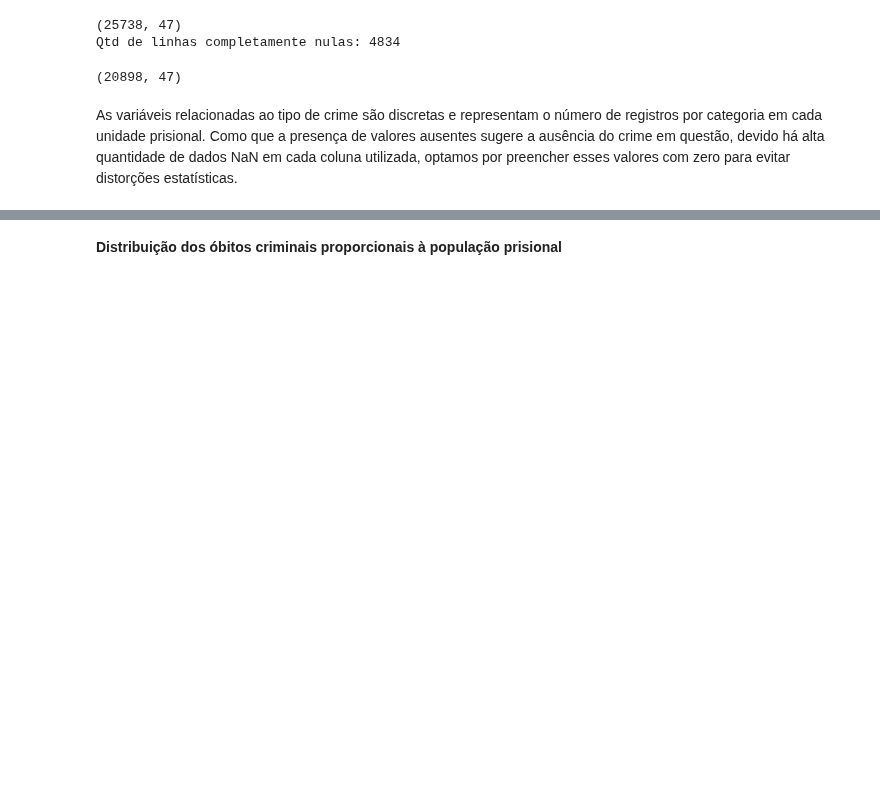
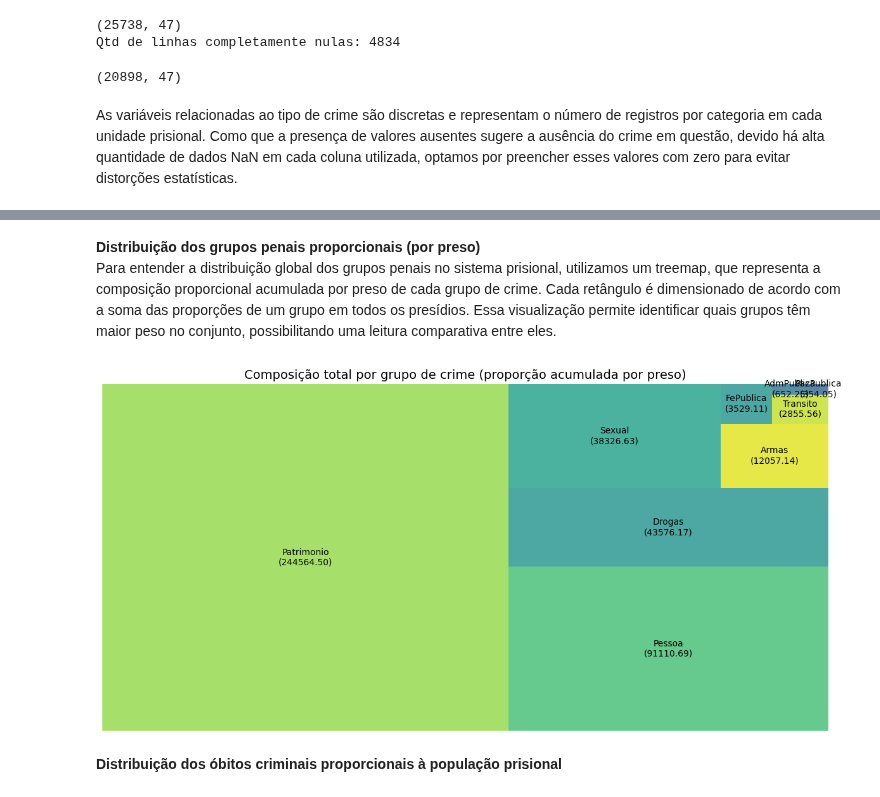
Before and after one commit to Caio-Brega/introducao-ciencia-dos-dados, a Jupyter notebook: TP_ICD.ipynb, the cells around one changed output, grey strips where cells are left out. Saved outputs shown, nothing was run; the diff lists cells and outputs as text; code cells hidden in the pictures; blank space fills up the shorter version.

```diff
--- a/TP_ICD.ipynb
+++ b/TP_ICD.ipynb
@@ -1151,3 +1124,30 @@ for grupo, colunas_base in grupos_crimes_filtrados.items():
+# %% [markdown]
+**Distribuição dos grupos penais proporcionais (por preso)**
+Para entender a distribuição global dos grupos penais no sistema prisional, utilizamos um treemap, que representa a composição proporcional acumulada por preso de cada grupo de crime. Cada retângulo é dimensionado de acordo com a soma das proporções de um grupo em todos os presídios.
+Essa visualização permite identificar quais grupos têm maior peso no conjunto, possibilitando uma leitura comparativa entre eles.
+# %%
+# Calcular o total acumulado por grupo (somando proporções de todos os presídios)
+soma_grupos = {
+    grupo: dados_filtrados4_renomeados[grupo + '_Total_por_preso'].sum()
+    for grupo in grupos_crimes.keys()
+    if grupo + '_Total_por_preso' in dados_filtrados4_renomeados.columns
+}
+
+# Ordenar por valor (para deixar a visualização mais intuitiva)
+soma_grupos_ordenado = dict(sorted(soma_grupos.items(), key=lambda item: item[1], reverse=True))
+
+# Dados para o gráfico
+labels = [f"{k}\n({v:.2f})" for k, v in soma_grupos_ordenado.items()]
+sizes = list(soma_grupos_ordenado.values())
+
+plt.figure(figsize=(12, 6))
+squarify.plot(sizes=sizes, label=labels, alpha=0.8)
+plt.title("Composição total por grupo de crime (proporção acumulada por preso)", fontsize=14)
+plt.axis('off')
+plt.tight_layout()
+plt.show()
+# %% [output]
+[figure, added]
 # %% [markdown]
 **Distribuição dos óbitos criminais proporcionais à população prisional**
 # %%
```
Also changed, not shown: parts of 25 cells of this notebook.
